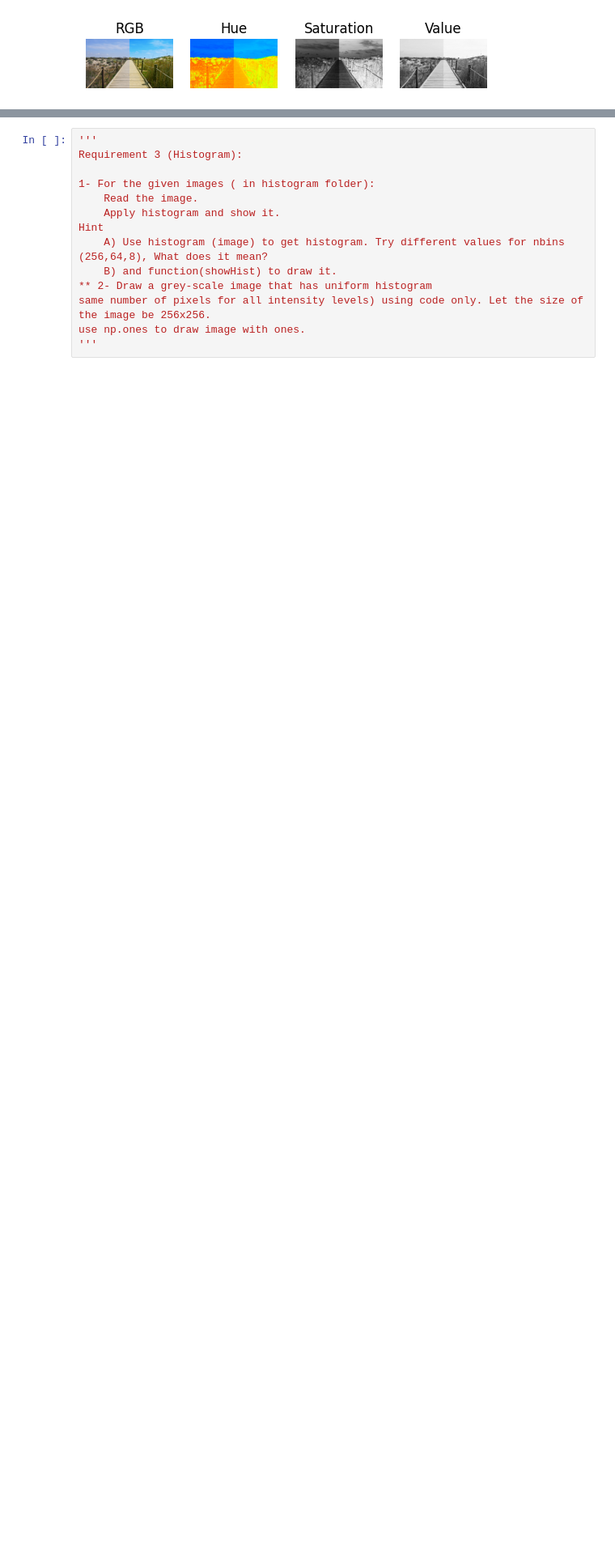
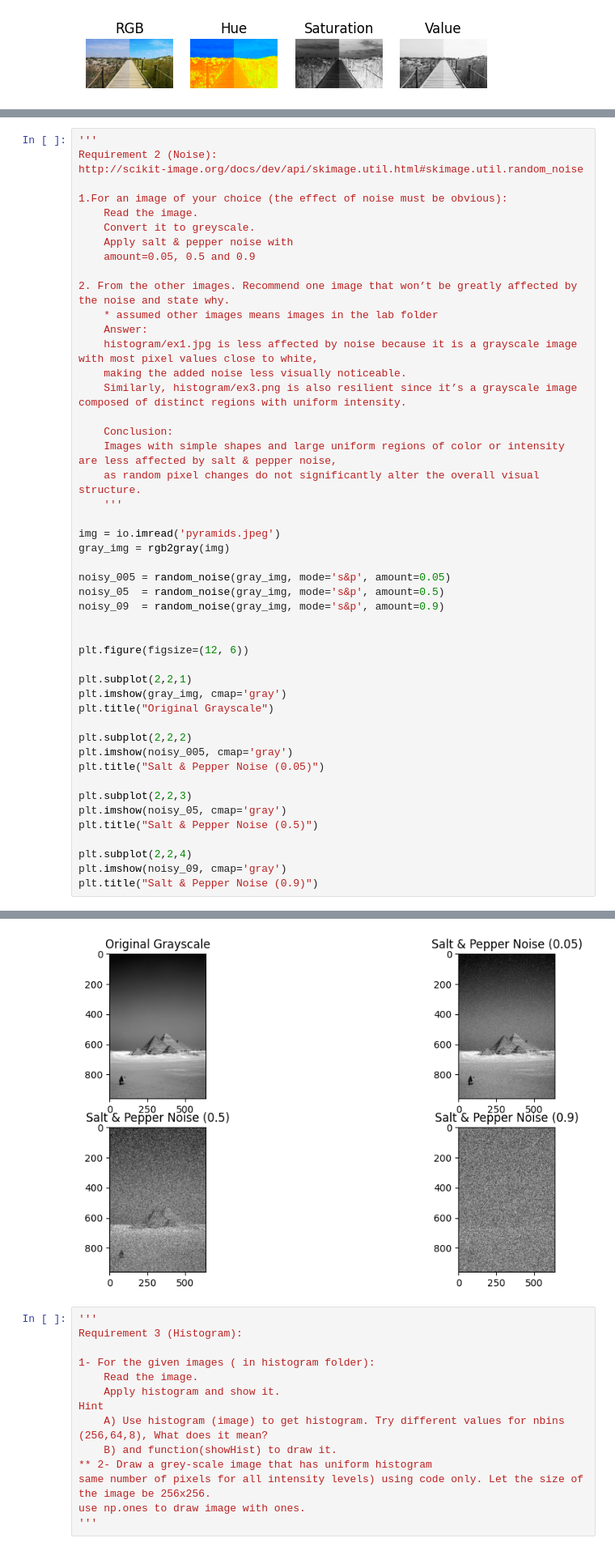
Before and after one commit to asermohamed1/image_processing-labs, a Jupyter notebook: Lab1-std/Lab_1_std.ipynb, the cells around one changed output, grey strips where cells are left out. Shown at 81% size. Saved outputs shown, nothing was run; the diff lists cells and outputs as text; blank space fills up the shorter version.

Commit message:
feat: implement second lab1 requirement part 2

```diff
--- a/Lab1-std/Lab_1_std.ipynb
+++ b/Lab1-std/Lab_1_std.ipynb
@@ -167,0 +155,49 @@ http://scikit-image.org/docs/dev/api/skimage.util.html#skimage.util.random_noise
+# %%
+'''
+Requirement 2 (Noise):
+http://scikit-image.org/docs/dev/api/skimage.util.html#skimage.util.random_noise
+
+1.For an image of your choice (the effect of noise must be obvious):
+    Read the image.
+    Convert it to greyscale.
+    Apply salt & pepper noise with
+    amount=0.05, 0.5 and 0.9
+
+2. From the other images. Recommend one image that won’t be greatly affected by the noise and state why.
+    * assumed other images means images in the lab folder
+    Answer:
+    histogram/ex1.jpg is less affected by noise because it is a grayscale image with most pixel values close to white,
+    making the added noise less visually noticeable.
+    Similarly, histogram/ex3.png is also resilient since it’s a grayscale image composed of distinct regions with uniform intensity.
+
+    Conclusion:
+    Images with simple shapes and large uniform regions of color or intensity are less affected by salt & pepper noise,
+    as random pixel changes do not significantly alter the overall visual structure.
+    '''
+
+img = io.imread('pyramids.jpeg')
+gray_img = rgb2gray(img)
+
+noisy_005 = random_noise(gray_img, mode='s&p', amount=0.05)
+noisy_05  = random_noise(gray_img, mode='s&p', amount=0.5)
+noisy_09  = random_noise(gray_img, mode='s&p', amount=0.9)
+
+
+plt.figure(figsize=(12, 6))
+
+plt.subplot(2,2,1)
+plt.imshow(gray_img, cmap='gray')
+plt.title("Original Grayscale")
+
+plt.subplot(2,2,2)
+plt.imshow(noisy_005, cmap='gray')
+plt.title("Salt & Pepper Noise (0.05)")
+
+plt.subplot(2,2,3)
+plt.imshow(noisy_05, cmap='gray')
+plt.title("Salt & Pepper Noise (0.5)")
+
+plt.subplot(2,2,4)
+plt.imshow(noisy_09, cmap='gray')
+plt.title("Salt & Pepper Noise (0.9)")
+# %% [output]
@@ -168,3 +205,4 @@ http://scikit-image.org/docs/dev/api/skimage.util.html#skimage.util.random_noise
+[figure, added]
 # %%
 '''
 Requirement 3 (Histogram):
```
Also changed, not shown: parts of 2 cells of this notebook.
